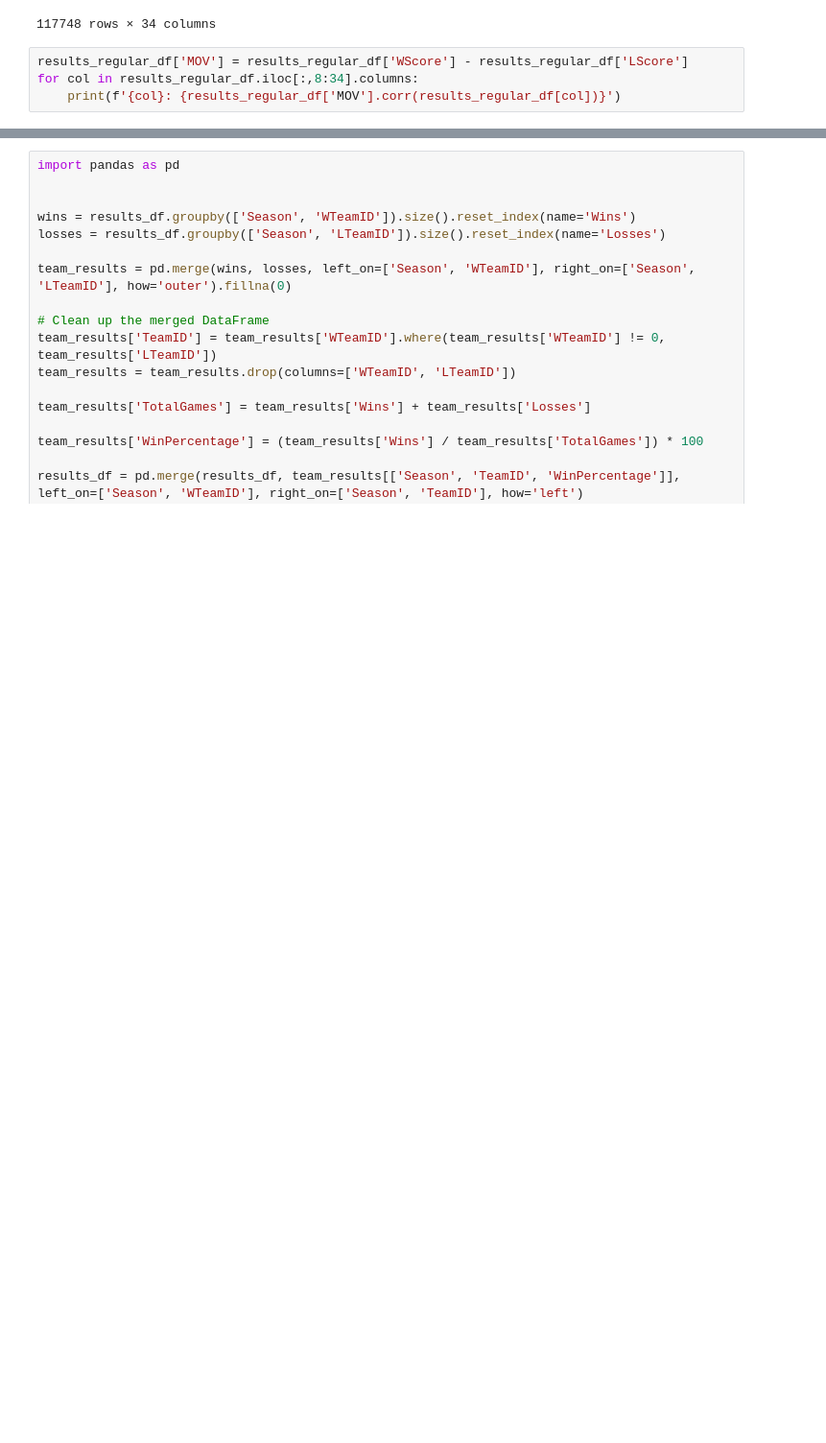
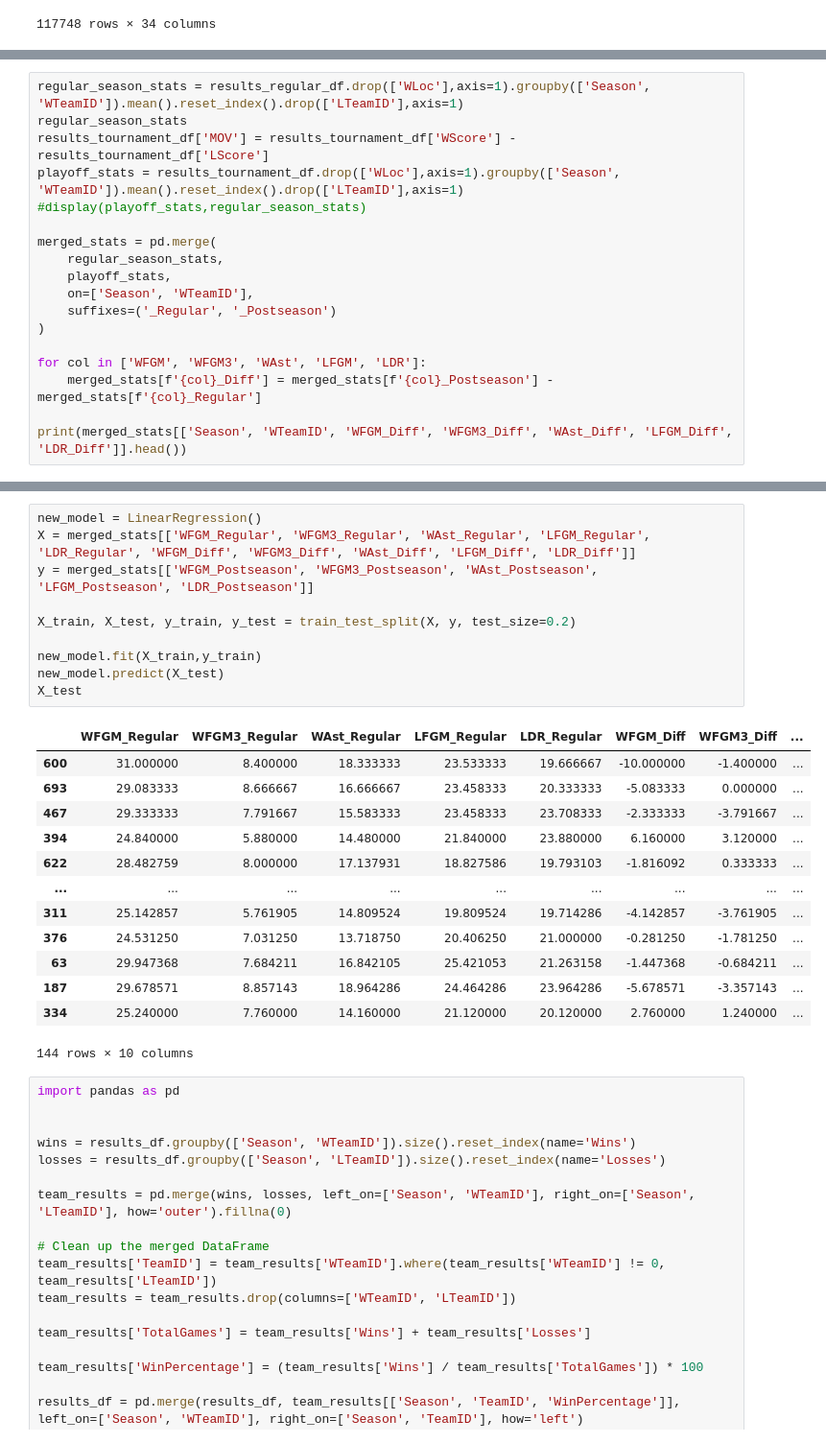
Before and after one commit to adhrit1/March-Madness, a Jupyter notebook: main.ipynb, the cells around one changed output, grey strips where cells are left out. Shown at 96% size. Saved outputs shown, nothing was run; the diff lists cells and outputs as text; blank space fills up the shorter version.

```diff
--- a/main.ipynb
+++ b/main.ipynb
@@ -69,7 +69,3 @@ display(names_df,results_tournament_df,results_regular_df)
 | 117746 | 2025 | 106 | 1468 | 94 | 1122 | 68 | H | 0 | 36 | 58 | ... | ... |
 | 117747 | 2025 | 106 | 1474 | 89 | 1146 | 72 | H | 0 | 28 | 52 | ... | ... |
 117748 rows × 34 columns
-# %%
-results_regular_df['MOV'] = results_regular_df['WScore'] - results_regular_df['LScore']
-for col in results_regular_df.iloc[:,8:34].columns:
-    print(f'{col}: {results_regular_df['MOV'].corr(results_regular_df[col])}')
@@ -77,0 +148,18 @@ SyntaxError: f-string: unmatched '[' (3797489498.py, line 3)
+# %%
+regular_season_stats = results_regular_df.drop(['WLoc'],axis=1).groupby(['Season', 'WTeamID']).mean().reset_index().drop(['LTeamID'],axis=1)
+regular_season_stats
+results_tournament_df['MOV'] = results_tournament_df['WScore'] - results_tournament_df['LScore']
+playoff_stats = results_tournament_df.drop(['WLoc'],axis=1).groupby(['Season', 'WTeamID']).mean().reset_index().drop(['LTeamID'],axis=1)
+#display(playoff_stats,regular_season_stats)
+
+merged_stats = pd.merge(
+    regular_season_stats,
+    playoff_stats,
+    on=['Season', 'WTeamID'],
+    suffixes=('_Regular', '_Postseason')
+)
+
+for col in ['WFGM', 'WFGM3', 'WAst', 'LFGM', 'LDR']:
+    merged_stats[f'{col}_Diff'] = merged_stats[f'{col}_Postseason'] - merged_stats[f'{col}_Regular']
+
+print(merged_stats[['Season', 'WTeamID', 'WFGM_Diff', 'WFGM3_Diff', 'WAst_Diff', 'LFGM_Diff', 'LDR_Diff']].head())
@@ -78,3 +188,27 @@ SyntaxError: f-string: unmatched '[' (3797489498.py, line 3)
+# %%
+new_model = LinearRegression()
+X = merged_stats[['WFGM_Regular', 'WFGM3_Regular', 'WAst_Regular', 'LFGM_Regular', 'LDR_Regular', 'WFGM_Diff', 'WFGM3_Diff', 'WAst_Diff', 'LFGM_Diff', 'LDR_Diff']]
+y = merged_stats[['WFGM_Postseason', 'WFGM3_Postseason', 'WAst_Postseason', 'LFGM_Postseason', 'LDR_Postseason']]
+
+X_train, X_test, y_train, y_test = train_test_split(X, y, test_size=0.2)
+
+new_model.fit(X_train,y_train)
+new_model.predict(X_test)
+X_test
+# %% [output]
+|  | WFGM_Regular | WFGM3_Regular | WAst_Regular | LFGM_Regular | LDR_Regular | WFGM_Diff | WFGM3_Diff | ... |
+| 600 | 31.000000 | 8.400000 | 18.333333 | 23.533333 | 19.666667 | -10.000000 | -1.400000 | ... |
+| 693 | 29.083333 | 8.666667 | 16.666667 | 23.458333 | 20.333333 | -5.083333 | 0.000000 | ... |
+| 467 | 29.333333 | 7.791667 | 15.583333 | 23.458333 | 23.708333 | -2.333333 | -3.791667 | ... |
+| 394 | 24.840000 | 5.880000 | 14.480000 | 21.840000 | 23.880000 | 6.160000 | 3.120000 | ... |
+| 622 | 28.482759 | 8.000000 | 17.137931 | 18.827586 | 19.793103 | -1.816092 | 0.333333 | ... |
+| ... | ... | ... | ... | ... | ... | ... | ... | ... |
+| 311 | 25.142857 | 5.761905 | 14.809524 | 19.809524 | 19.714286 | -4.142857 | -3.761905 | ... |
+| 376 | 24.531250 | 7.031250 | 13.718750 | 20.406250 | 21.000000 | -0.281250 | -1.781250 | ... |
+| 63 | 29.947368 | 7.684211 | 16.842105 | 25.421053 | 21.263158 | -1.447368 | -0.684211 | ... |
+| 187 | 29.678571 | 8.857143 | 18.964286 | 24.464286 | 23.964286 | -5.678571 | -3.357143 | ... |
+| 334 | 25.240000 | 7.760000 | 14.160000 | 21.120000 | 20.120000 | 2.760000 | 1.240000 | ... |
+144 rows × 10 columns
 # %%
 import pandas as pd
 
```
Also changed, not shown: parts of 7 cells of this notebook.
